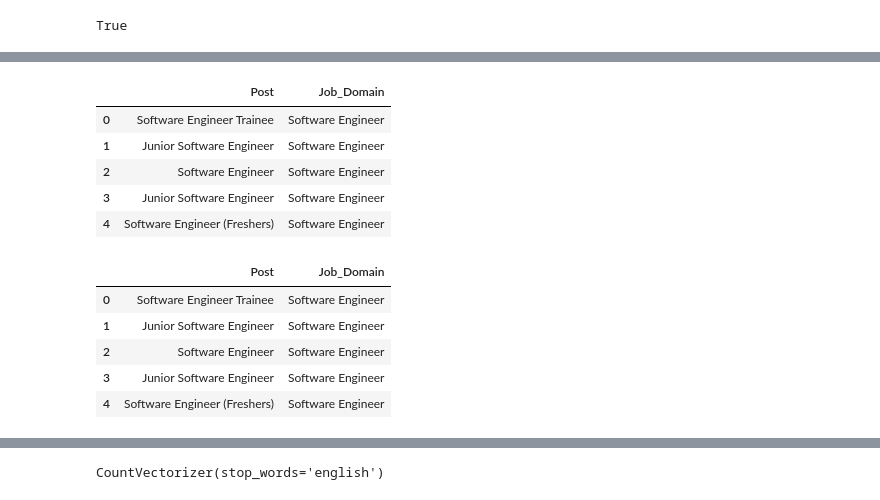
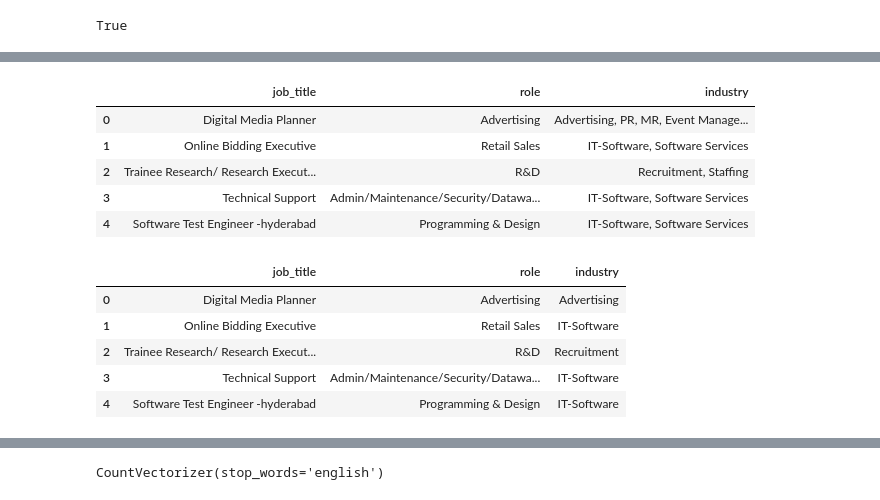
Before and after one commit to witeeeee/JobListingConsolidation, a Jupyter notebook: main.ipynb, the cells around one changed output, grey strips where cells are left out. Cells and saved outputs as stored; diff of their text form; code cells hidden in the pictures.

```diff
--- a/main.ipynb
+++ b/main.ipynb
@@ -26,23 +26,24 @@ ds.head()
 | 3 | Visa counsellor | VISA SPOT | Mohali, Punjab | Full-time | https://in.indeed.com/pagead/clk?... |
 | 4 | Scrum Master 4 | Comcast | Chennai, Tamil Nadu | Weekend availability | https://in.indeed.com/pagead/clk?... |
 # %%
-sample = pd.read_csv("glassdoor.csv")
+sample = pd.read_csv("naukri.csv")
 
 sample.head()
 # %% [output]
-|  | Post | Job_Domain |
-| 0 | Software Engineer Trainee | Software Engineer |
-| 1 | Junior Software Engineer | Software Engineer |
-| 2 | Software Engineer | Software Engineer |
-| 3 | Junior Software Engineer | Software Engineer |
-| 4 | Software Engineer (Freshers) | Software Engineer |
+|  | job_title | role | industry |
+| 0 | Digital Media Planner | Advertising | Advertising, PR, MR, Event Manage... |
+| 1 | Online Bidding Executive | Retail Sales | IT-Software, Software Services |
+| 2 | Trainee Research/ Research Execut... | R&D | Recruitment, Staffing |
+| 3 | Technical Support | Admin/Maintenance/Security/Datawa... | IT-Software, Software Services |
+| 4 | Software Test Engineer -hyderabad | Programming & Design | IT-Software, Software Services |
 # %%
 sample = sample.dropna()
+sample.industry = sample.industry.apply(lambda x: re.split(',| ', x)[0])
 sample.head()
 # %% [output]
-|  | Post | Job_Domain |
-| 0 | Software Engineer Trainee | Software Engineer |
-| 1 | Junior Software Engineer | Software Engineer |
-| 2 | Software Engineer | Software Engineer |
-| 3 | Junior Software Engineer | Software Engineer |
-| 4 | Software Engineer (Freshers) | Software Engineer |
+|  | job_title | role | industry |
+| 0 | Digital Media Planner | Advertising | Advertising |
+| 1 | Online Bidding Executive | Retail Sales | IT-Software |
+| 2 | Trainee Research/ Research Execut... | R&D | Recruitment |
+| 3 | Technical Support | Admin/Maintenance/Security/Datawa... | IT-Software |
+| 4 | Software Test Engineer -hyderabad | Programming & Design | IT-Software |
```
Also changed, not shown: parts of 12 cells of this notebook.
